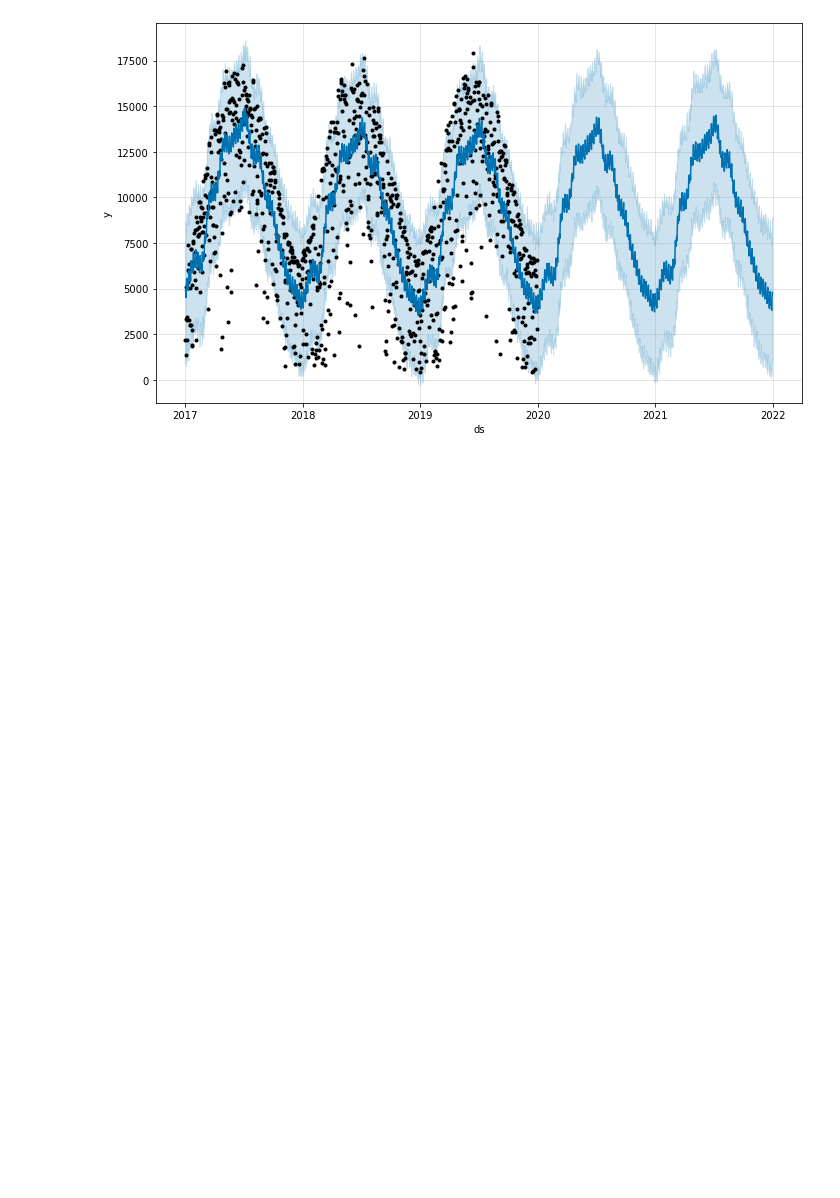
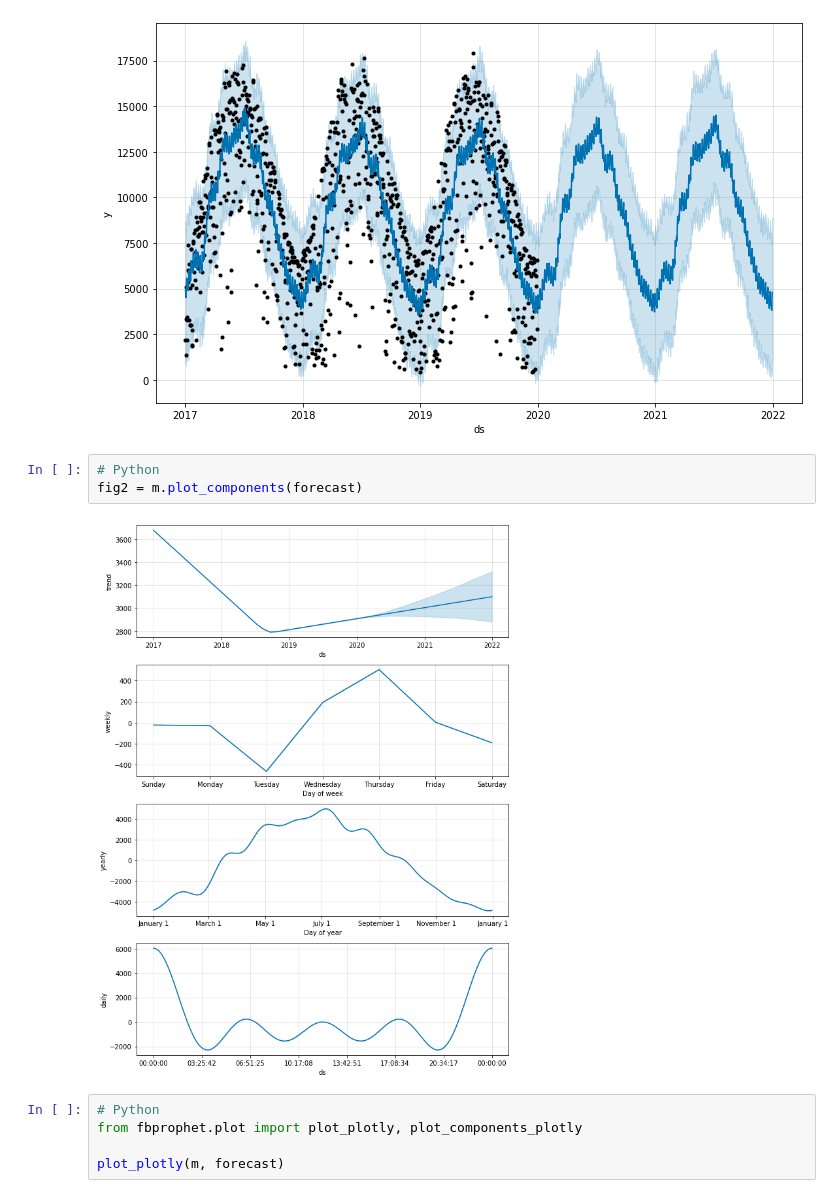
Before and after one commit to antnat96/solar-irradiance-predictor, a Jupyter notebook: Multi_year_API.ipynb, the cells around one changed output. Saved outputs shown, nothing was run; the diff lists cells and outputs as text; blank space fills up the shorter version.

Commit message:
graphs

```diff
--- a/Multi_year_API.ipynb
+++ b/Multi_year_API.ipynb
@@ -168,3 +168,13 @@ forecast[['ds', 'yhat', 'yhat_lower', 'yhat_upper']].tail()
 fig1 = m.plot(forecast)
 # %% [output]
 [figure]
+# %%
+# Python
+fig2 = m.plot_components(forecast)
+# %% [output]
+[figure, added]
+# %%
+# Python
+from fbprophet.plot import plot_plotly, plot_components_plotly
+
+plot_plotly(m, forecast)
```
Also changed, not shown: 2 other files.
